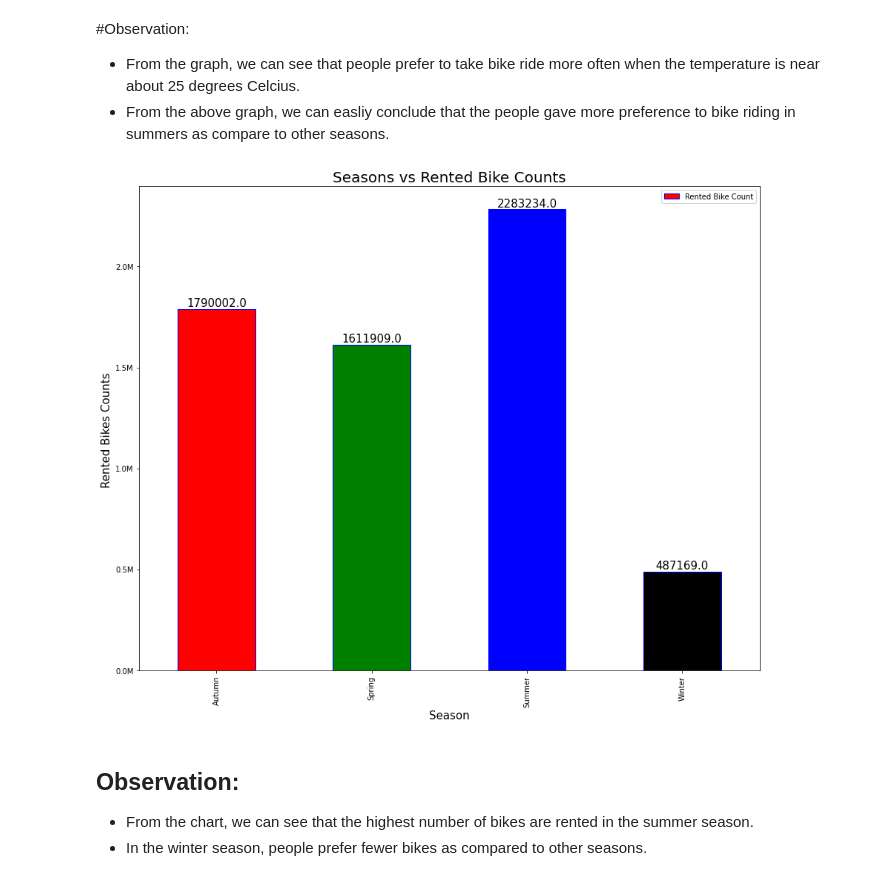
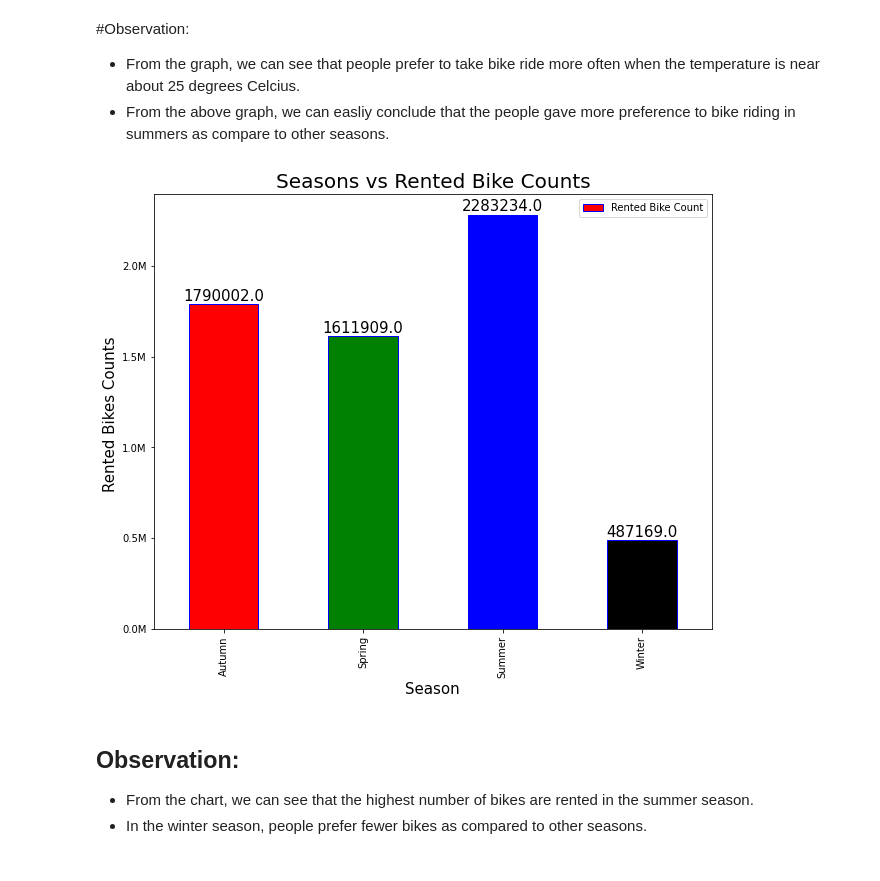
Before and after one commit to aryarajat/Bike-Rental-Demand, a Jupyter notebook: Seoul_Bike_Sharing_Demand_Prediction_Capstone_Project.ipynb, the cells around one changed output. Cells and saved outputs as stored; diff of their text form; code cells hidden in the pictures.

```diff
--- a/Seoul_Bike_Sharing_Demand_Prediction_Capstone_Project.ipynb
+++ b/Seoul_Bike_Sharing_Demand_Prediction_Capstone_Project.ipynb
@@ -321,30 +321,30 @@ season_df=pd.DataFrame(season_count)
 # %%
 # Plot the bar plot for season count
 from matplotlib.ticker import FuncFormatter
 def millions(x, pos):
     'The two args are the value and tick position'
     return '%1.1fM' % (x*1e-6)
 formatter = FuncFormatter(millions)
-ax=season_df.plot.bar(figsize=(15, 12),color='rgbkymc',edgecolor='blue')
+ax=season_df.plot.bar(figsize=(10, 8),color='rgbkymc',edgecolor='blue')
 
 # Set the title
 ax.set_title('Seasons vs Rented Bike Counts', fontsize = 20)
 
 # Add annotation
 for bar in ax.patches:
   ax.annotate(format(bar.get_height(), '.1f'),
                    (bar.get_x() + bar.get_width() / 2,
                     bar.get_height()), ha='center', va='center',
                    size=15, xytext=(0, 8),
                    textcoords='offset points')
 
 
 # Set x and y-labels
 ax.set_xlabel("Season", fontsize = 15)
 ax.set_ylabel("Rented Bikes Counts ", fontsize = 15)
 ax.yaxis.set_major_formatter(formatter)
 # %% [output]
-[figure, old version]
+[figure, new version]
 # %% [markdown]
 ## Observation:
 
```
Also changed, not shown: parts of 25 cells of this notebook.
